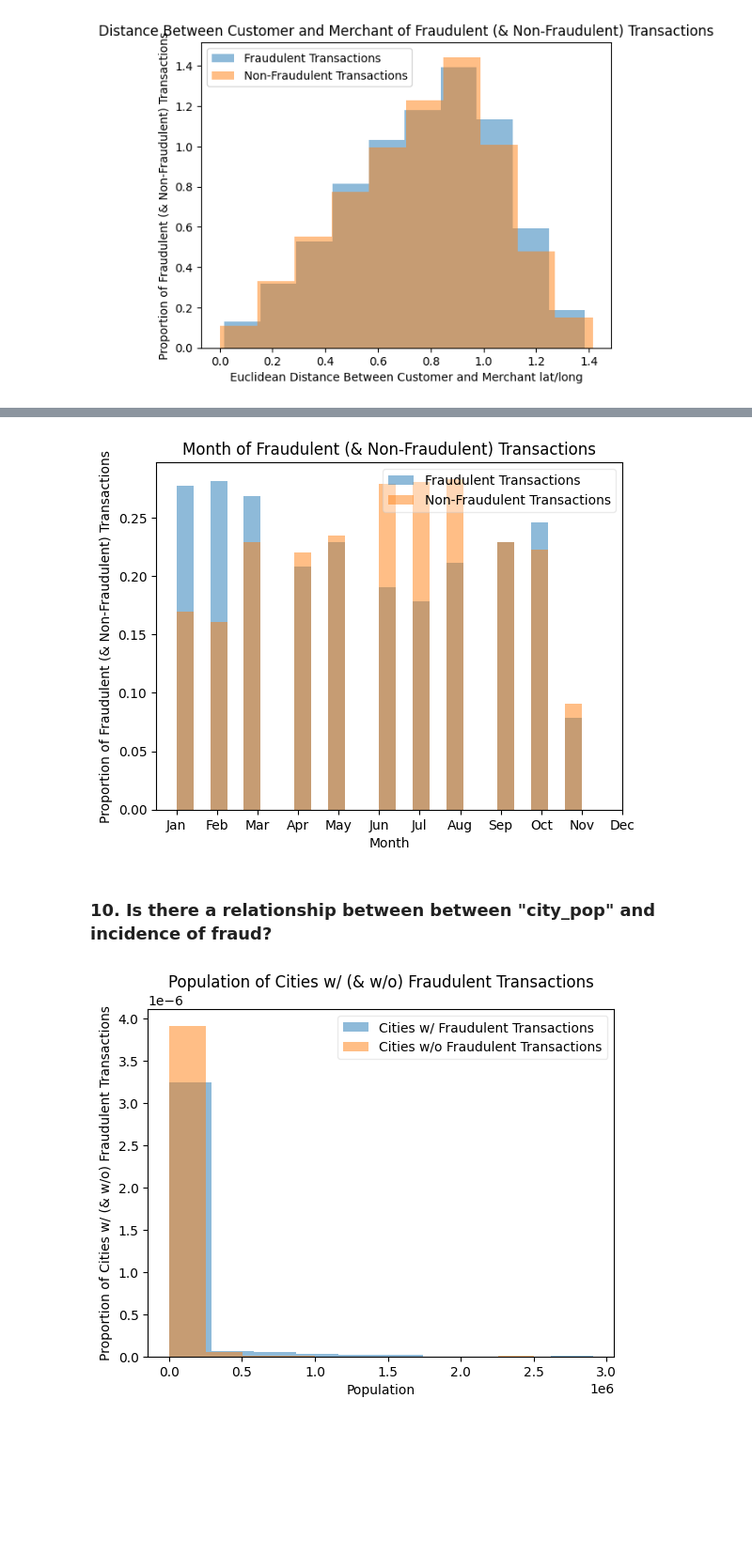
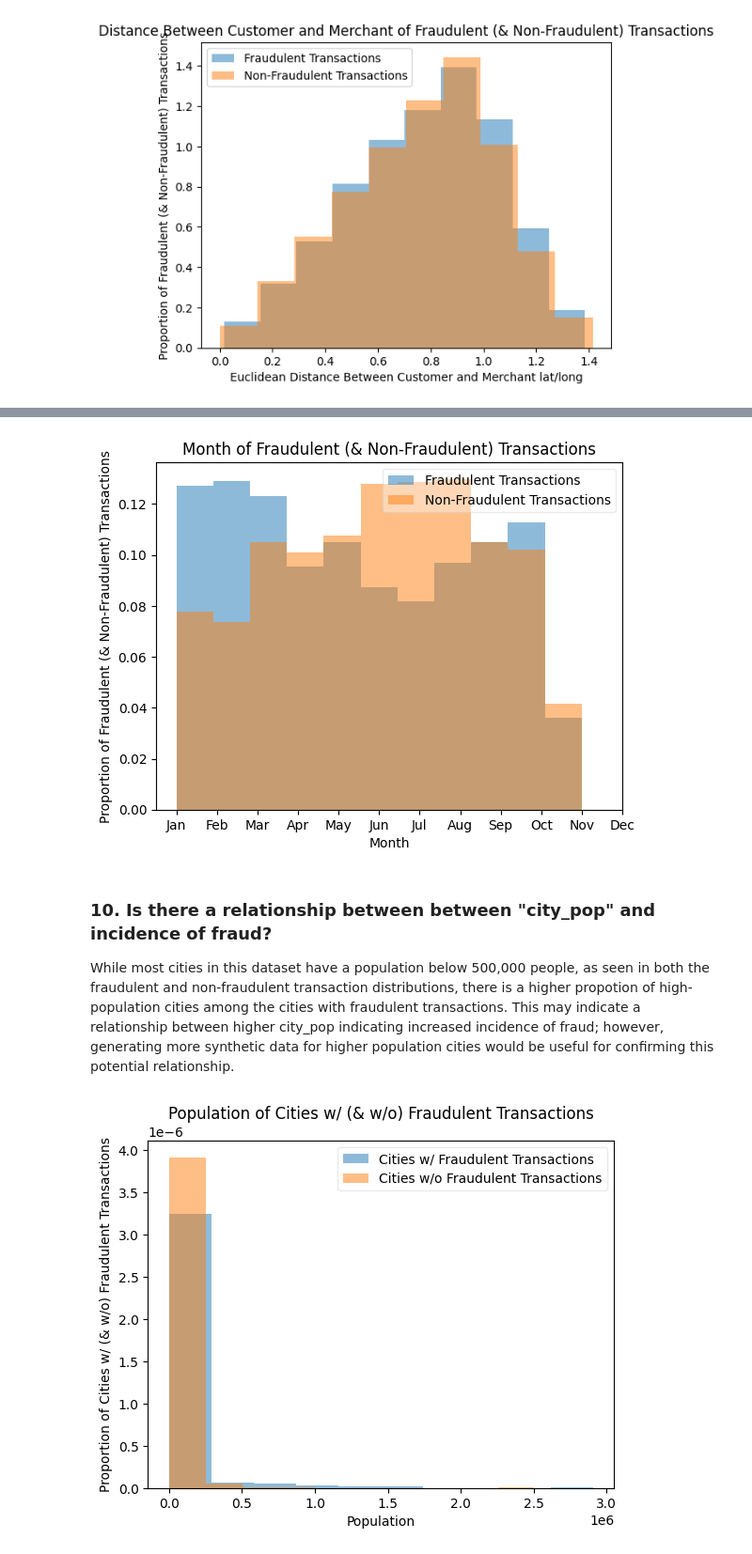
Before and after one commit to rskarp/riley-creating-ai-enabled-systems, a Jupyter notebook: fraud_detection_system/analysis/exploratory_data_analysis.ipynb, the cells around one changed output, grey strips where cells are left out. Shown at 94% size. Drawn from its saved outputs; the diff is of its cells as text; code cells hidden in the pictures; blank space fills up the shorter version.

```diff
--- a/fraud_detection_system/analysis/exploratory_data_analysis.ipynb
+++ b/fraud_detection_system/analysis/exploratory_data_analysis.ipynb
@@ -193,18 +261,22 @@ plt.show()
 # %%
-counts, bins = np.histogram(fraudDayMonth['month_trans_date_trans_time'], bins=24)
-plt.hist(bins[:-1], bins, weights=counts, density=True, alpha=0.5, label='Fraudulent Transactions')
+# Generate month histogram for fraudulent transactions
+counts, bins = np.histogram(fraudDayMonth['month_trans_date_trans_time'], bins=11)
+plt.hist(bins[:-1], bins, weights=counts, density=True, alpha=0.5, label='Fraudulent Transactions',align='mid')
 
-counts, bins = np.histogram(noFraudDayMonth['month_trans_date_trans_time'], bins=24)
-plt.hist(bins[:-1], bins, weights=counts, density=True, alpha=0.5,label='Non-Fraudulent Transactions')
+# Generate month histogram for non-fraudulent transactions
+counts, bins = np.histogram(noFraudDayMonth['month_trans_date_trans_time'], bins=11)
+plt.hist(bins[:-1], bins, weights=counts, density=True, alpha=0.5,label='Non-Fraudulent Transactions',align='mid')
 
+# Label axes
 plt.xticks(range(1,13,1),labels=['Jan','Feb','Mar','Apr','May','Jun','Jul','Aug','Sep','Oct','Nov','Dec'])
 plt.xlabel('Month')
 plt.ylabel('Proportion of Fraudulent (& Non-Fraudulent) Transactions')
 plt.title('Month of Fraudulent (& Non-Fraudulent) Transactions')
 plt.legend(loc="best",framealpha=0.4)
 plt.show()
 # %% [output]
-[figure, old version]
+[figure, new version]
-# %% [markdown]
-### 10. Is there a relationship between between "city_pop" and incidence of fraud?
+# %% [markdown]
+### 10. Is there a relationship between between "city_pop" and incidence of fraud?
+While most cities in this dataset have a population below 500,000 people, as seen in both the fraudulent and non-fraudulent transaction distributions, there is a higher propotion of high-population cities among the cities with fraudulent transactions. This may indicate a relationship between higher city_pop indicating increased incidence of fraud; however, generating more synthetic data for higher population cities would be useful for confirming this potential relationship.
 # %%
```
Also changed, not shown: parts of 18 cells of this notebook, 4 other files.
